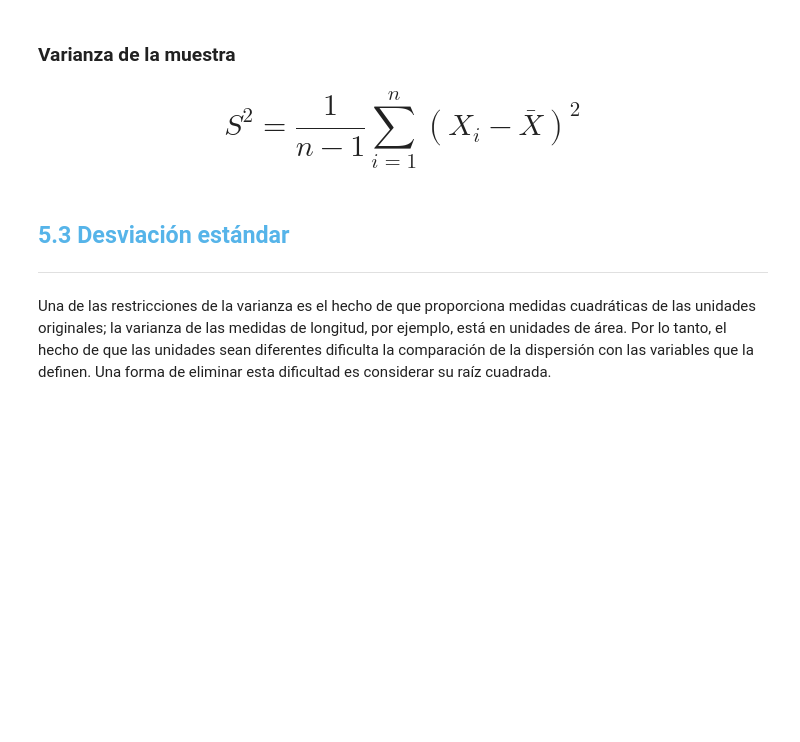
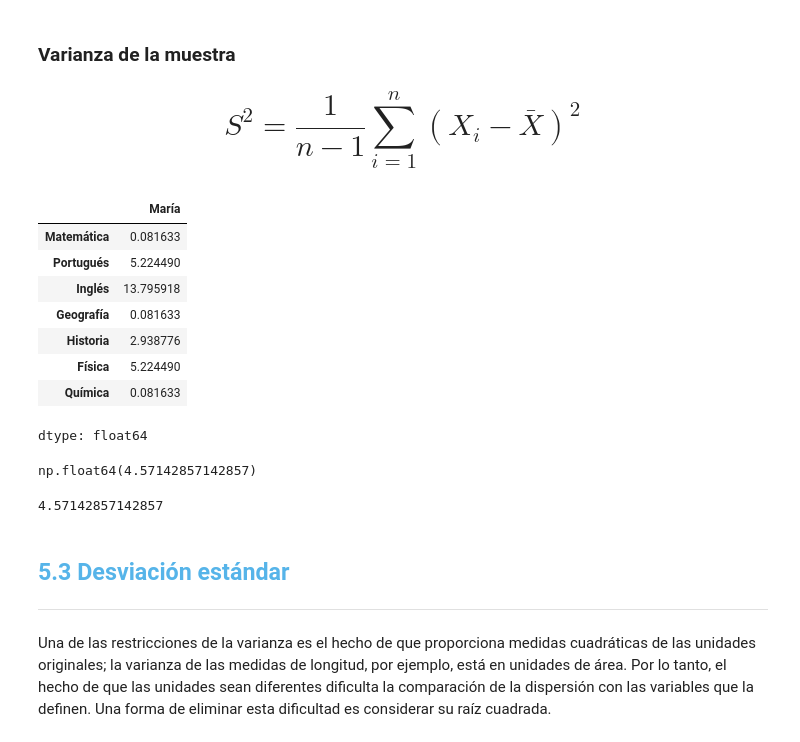
Before and after one commit to Edwseth/Numpy-An-lisis-num-rico-eficiente-con-Python, a Jupyter notebook: Curso_de_Estadística_con_Python_1.ipynb, the cells around one changed output. Drawn from its saved outputs; the diff is of its cells as text; code cells hidden in the pictures; blank space fills up the shorter version.

```diff
--- a/Curso_de_Estadística_con_Python_1.ipynb
+++ b/Curso_de_Estadística_con_Python_1.ipynb
@@ -1133,6 +1204,28 @@ La varianza se construye a partir de las diferencias entre cada observación y l
 ### Varianza de la muestra
 
 # $$S^2 = \frac 1{n-1}\sum_{i=1}^{n}(X_i-\bar{X})^2$$
+# %%
+squared_desviacion = desviacion**2
+squared_desviacion
+# %% [output]
+|  | María |
+| Matemática | 0.081633 |
+| Portugués | 5.224490 |
+| Inglés | 13.795918 |
+| Geografía | 0.081633 |
+| Historia | 2.938776 |
+| Física | 5.224490 |
+| Química | 0.081633 |
+dtype: float64
+# %%
+variance_maria = squared_desviacion.sum() / (len(squared_desviacion) - 1)
+variance_maria
+# %% [output]
+np.float64(4.57142857142857)
+# %%
+notas_maria_dispersion.var()
+# %% [output]
+4.57142857142857
 # %% [markdown]
 ## <font color=#56B4E9>5.3 Desviación estándar</font>
 ***
```
Also changed, not shown: parts of 18 cells of this notebook.
